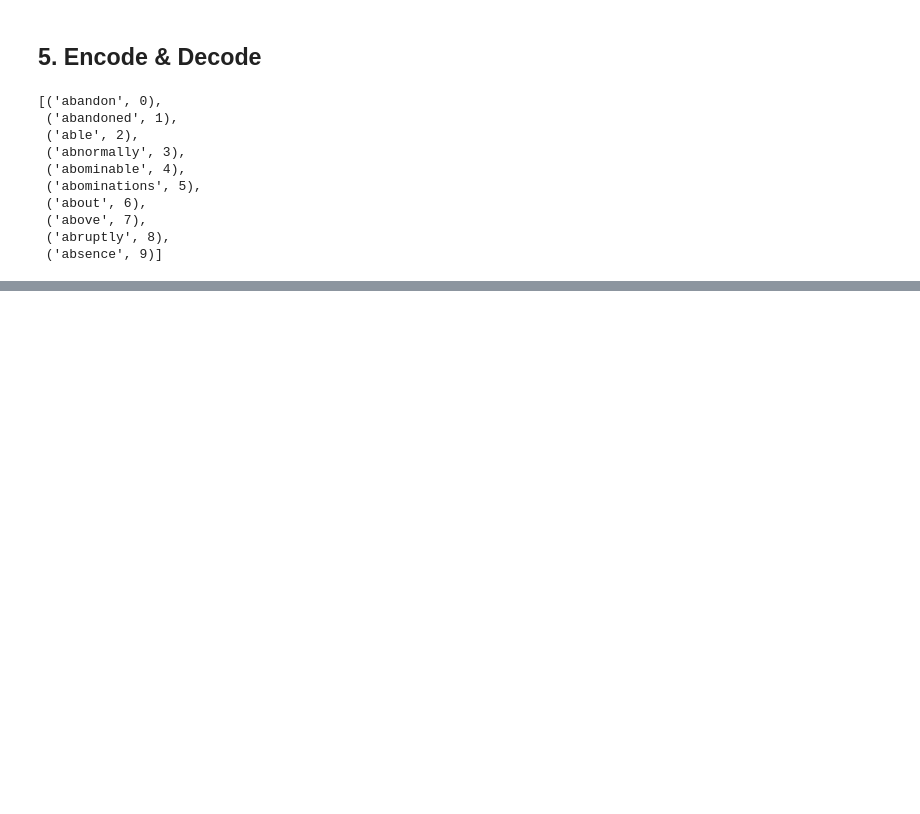
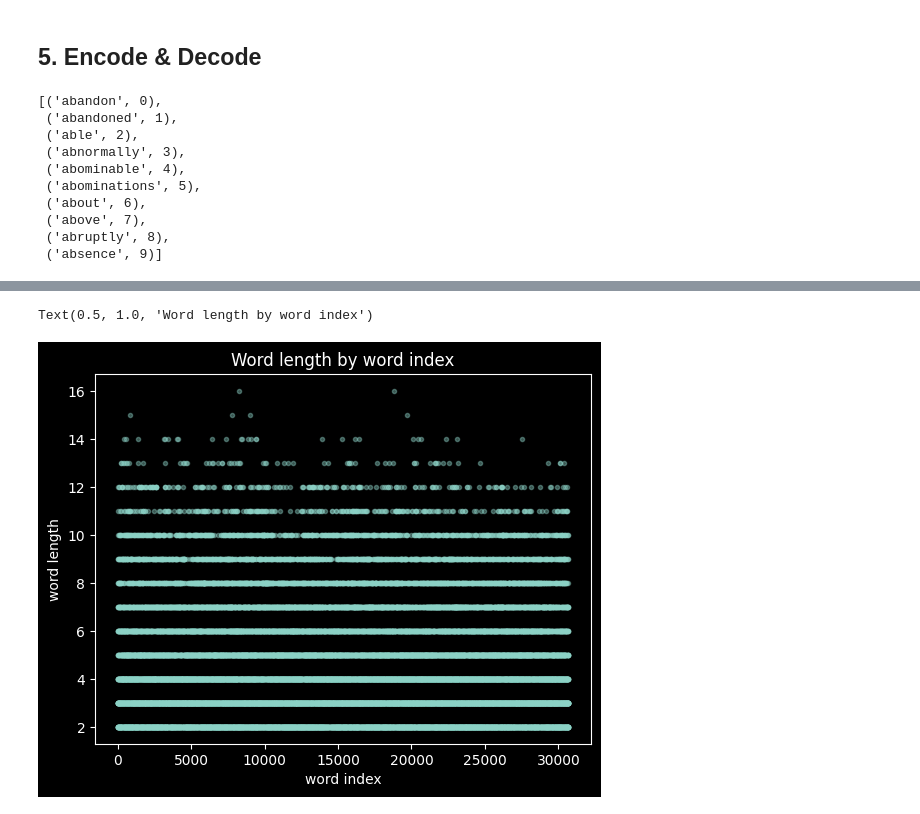
Before and after one commit to wfrigo/Spielplatz-LLM, a Jupyter notebook: preparing_text.ipynb, the cells around one changed output, grey strips where cells are left out. Drawn from its saved outputs; the diff is of its cells as text; code cells hidden in the pictures; blank space fills up the shorter version.

```diff
--- a/preparing_text.ipynb
+++ b/preparing_text.ipynb
@@ -123,0 +191,8 @@ Decoded:  of the nights of our acquaintance including the last night
+# %%
+plt.plot(word_text_len, 'o', markersize=3, alpha=0.4)
+plt.xlabel('word index')
+plt.ylabel('word length')
+plt.title('Word length by word index')
+# %% [output]
+Text(0.5, 1.0, 'Word length by word index')
+[figure, added]
```
Also changed, not shown: parts of 23 cells of this notebook.
